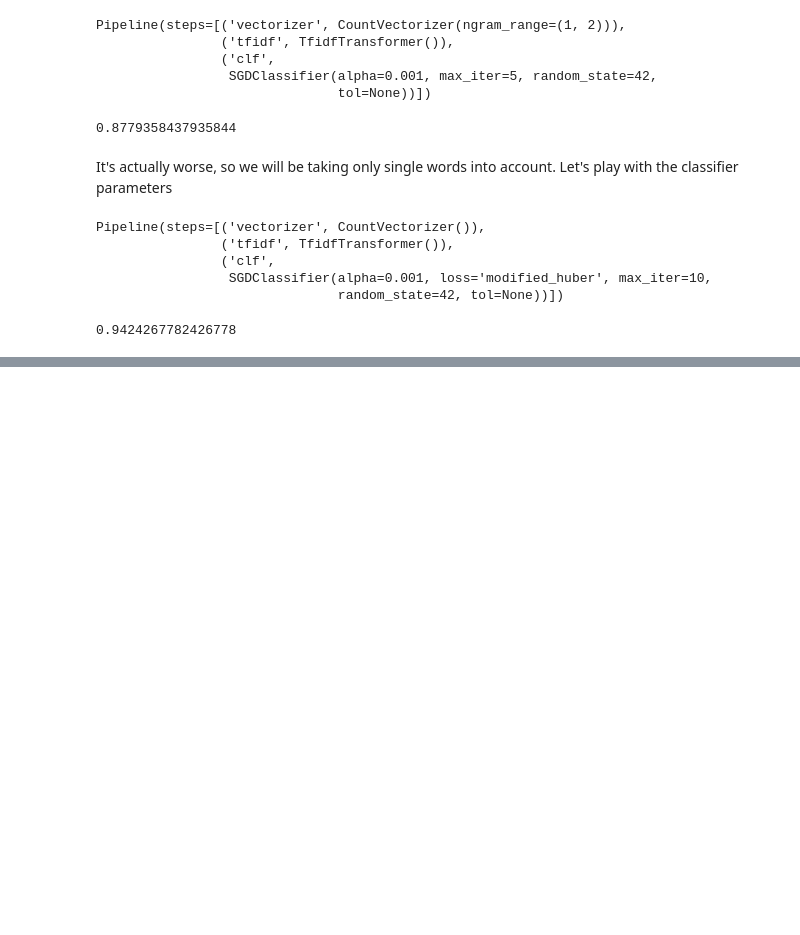
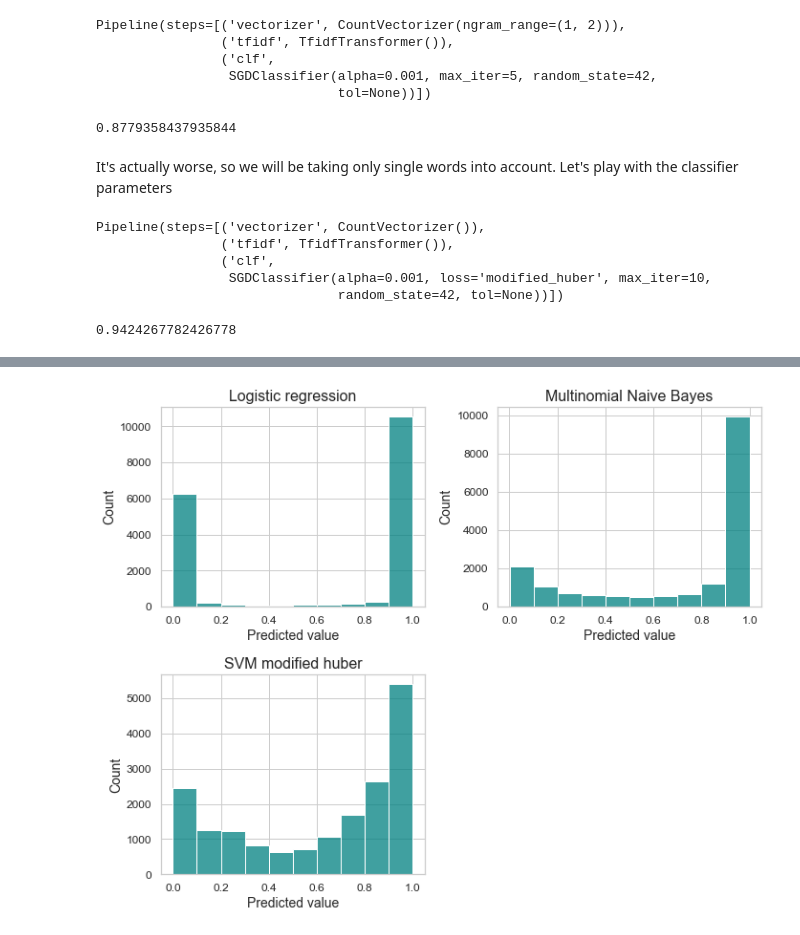
Before and after one commit to KarolinaMaczka/ItML, a Jupyter notebook: model.ipynb, the cells around one changed output, grey strips where cells are left out. Saved outputs shown, nothing was run; the diff lists cells and outputs as text; code cells hidden in the pictures; blank space fills up the shorter version.

Commit message:
logistic reg i accuracy

```diff
--- a/model.ipynb
+++ b/model.ipynb
@@ -546,3 +568,6 @@ np.mean(predicted == test_transformed_y)
+# %%
+lr_predicted = lr_pipe.predict(test_transformed_x)
+lr_predicted_probability = lr_pipe.predict_proba(test_transformed_x)
 # %% [markdown]
 ### SVM
 # %%
@@ -611,6 +634,8 @@ Pipeline(steps=[('vectorizer', CountVectorizer()),
                                random_state=42, tol=None))])
 # %%
 huber_predicted = huber_pipe.predict(test_transformed_x)
+# %%
+huber_predicted_prob = huber_pipe.predict_proba(test_transformed_x)
 # %%
 np.mean(huber_predicted == test_transformed_y)
 # %% [output]
@@ -617,0 +645,6 @@ np.mean(huber_predicted == test_transformed_y)
+# %%
+model_dict = {'Logistic regression': [lr_predicted, lr_predicted_probability]}
+model_dict['Multinomial Naive Bayes'] = [predicted, predicted_probability]
+model_dict['SVM'] = [svm_predicted, np.empty(shape=(0,))]
+model_dict['SVM with bigrams'] = [svm2_predicted, np.empty(shape=(0,))]
+model_dict['SVM modified huber'] = [huber_predicted, huber_predicted_prob]
@@ -617,0 +693,31 @@ np.mean(huber_predicted == test_transformed_y)
+# %%
+import seaborn as sns
+from matplotlib.gridspec import GridSpec
+
+def plot_histogram_pred(model_dict):
+    fig = plt.figure(figsize=(10, 8))
+    gs = GridSpec(2, 2, figure=fig)
+    grid_positions = [(0, 0), (0,1), (1, 0)]
+    i=0
+    for name, val in model_dict.items():
+        if len(val[1].tolist()) == 0:
+            continue
+        else:
+            row, col = grid_positions[i]
+            ax = fig.add_subplot(gs[row, col])
+            i+=1
+            data = val[1][:, 0]
+            sns.histplot(data, ax=ax, bins=10, kde=False, color="teal")
+            sns.set_style("whitegrid")
+            sns.set_context("notebook", font_scale=1.2)
+            plt.title(name, fontsize=16)
+            plt.xlabel('Predicted value', fontsize=14)
+            plt.ylabel('Count', fontsize=14)
+            plt.xticks(fontsize=12)
+            plt.yticks(fontsize=12)
+    plt.tight_layout()
+    plt.show()
+# %%
+plot_histogram_pred(model_dict)
+# %% [output]
+[figure, added]
```
Also changed, not shown: parts of 13 cells of this notebook.
